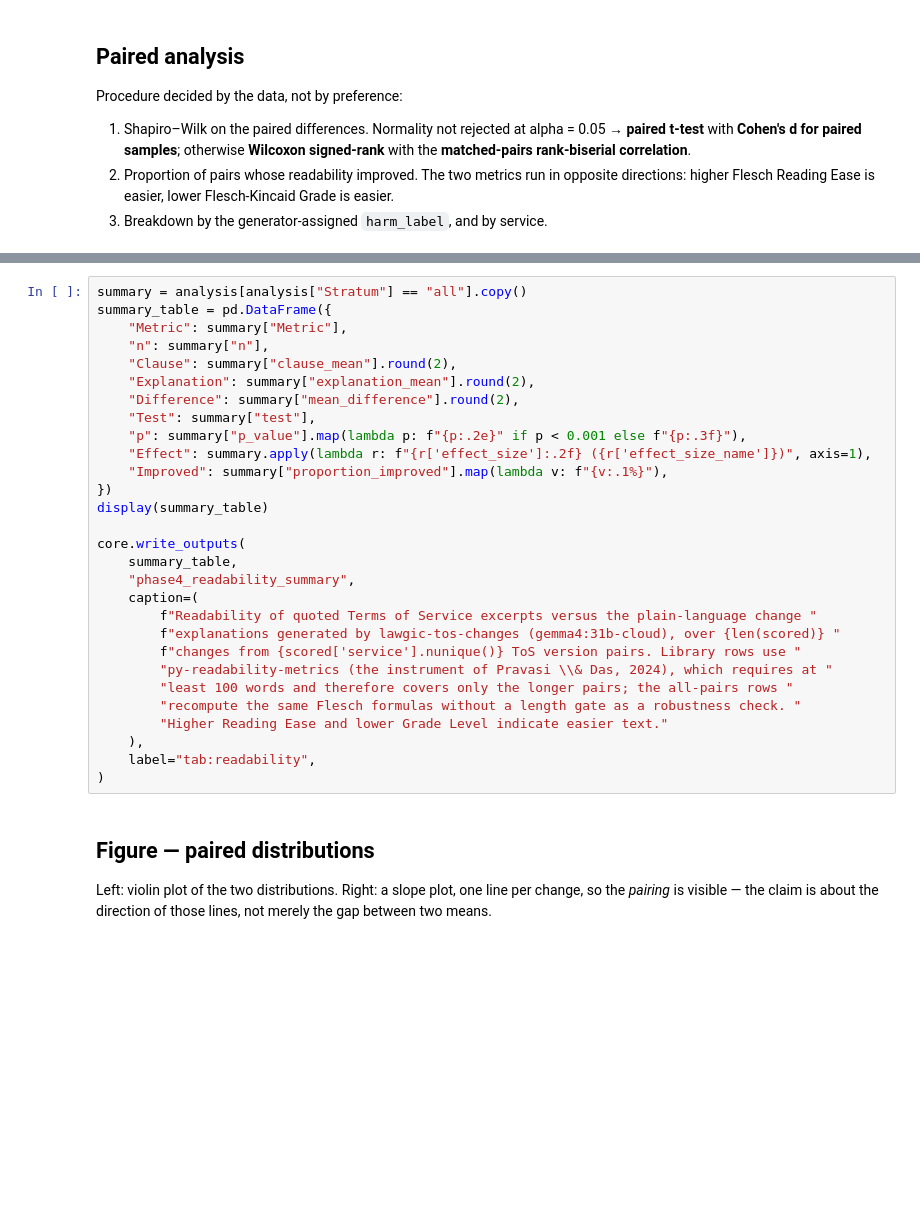
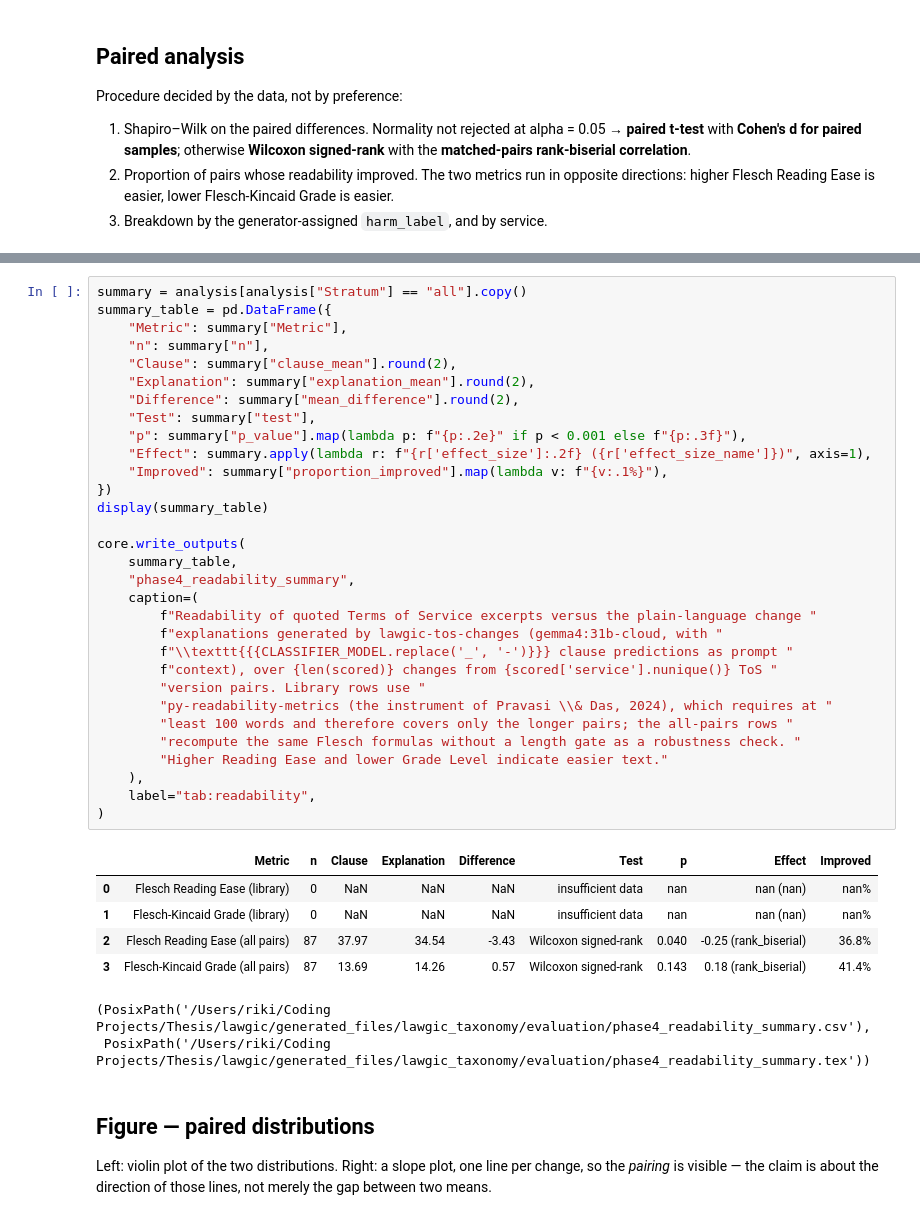
Before and after one commit to riki-11/lawgic, a Jupyter notebook: notebooks/evaluation/04_explanation_readability.ipynb, the cells around one changed output, grey strips where cells are left out. Cells and saved outputs as stored; diff of their text form; blank space fills up the shorter version.

```diff
--- a/notebooks/evaluation/04_explanation_readability.ipynb
+++ b/notebooks/evaluation/04_explanation_readability.ipynb
@@ -576,32 +779,42 @@ display(analysis[analysis["Stratum"] != "all"])
 # %%
 summary = analysis[analysis["Stratum"] == "all"].copy()
 summary_table = pd.DataFrame({
     "Metric": summary["Metric"],
     "n": summary["n"],
     "Clause": summary["clause_mean"].round(2),
     "Explanation": summary["explanation_mean"].round(2),
     "Difference": summary["mean_difference"].round(2),
     "Test": summary["test"],
     "p": summary["p_value"].map(lambda p: f"{p:.2e}" if p < 0.001 else f"{p:.3f}"),
     "Effect": summary.apply(lambda r: f"{r['effect_size']:.2f} ({r['effect_size_name']})", axis=1),
     "Improved": summary["proportion_improved"].map(lambda v: f"{v:.1%}"),
 })
 display(summary_table)
 
 core.write_outputs(
     summary_table,
     "phase4_readability_summary",
     caption=(
         f"Readability of quoted Terms of Service excerpts versus the plain-language change "
-        f"explanations generated by lawgic-tos-changes (gemma4:31b-cloud), over {len(scored)} "
-        f"changes from {scored['service'].nunique()} ToS version pairs. Library rows use "
+        f"explanations generated by lawgic-tos-changes (gemma4:31b-cloud, with "
+        f"\\texttt{{{CLASSIFIER_MODEL.replace('_', '-')}}} clause predictions as prompt "
+        f"context), over {len(scored)} changes from {scored['service'].nunique()} ToS "
+        "version pairs. Library rows use "
         "py-readability-metrics (the instrument of Pravasi \\& Das, 2024), which requires at "
         "least 100 words and therefore covers only the longer pairs; the all-pairs rows "
         "recompute the same Flesch formulas without a length gate as a robustness check. "
         "Higher Reading Ease and lower Grade Level indicate easier text."
     ),
     label="tab:readability",
 )
+# %% [output]
+|  | Metric | n | Clause | Explanation | Difference | Test | p | Effect | Improved |
+| 0 | Flesch Reading Ease (library) | 0 | NaN | NaN | NaN | insufficient data | nan | nan (nan) | nan% |
+| 1 | Flesch-Kincaid Grade (library) | 0 | NaN | NaN | NaN | insufficient data | nan | nan (nan) | nan% |
+| 2 | Flesch Reading Ease (all pairs) | 87 | 37.97 | 34.54 | -3.43 | Wilcoxon signed-rank | 0.040 | -0.25 (rank_biserial) | 36.8% |
+| 3 | Flesch-Kincaid Grade (all pairs) | 87 | 13.69 | 14.26 | 0.57 | Wilcoxon signed-rank | 0.143 | 0.18 (rank_biserial) | 41.4% |
+(PosixPath('/Users/riki/Coding Projects/Thesis/lawgic/generated_files/lawgic_taxonomy/evaluation/phase4_readability_summary.csv'),
+ PosixPath('/Users/riki/Coding Projects/Thesis/lawgic/generated_files/lawgic_taxonomy/evaluation/phase4_readability_summary.tex'))
 # %% [markdown]
 ## Figure — paired distributions
 
```
Also changed, not shown: parts of 12 cells of this notebook.
